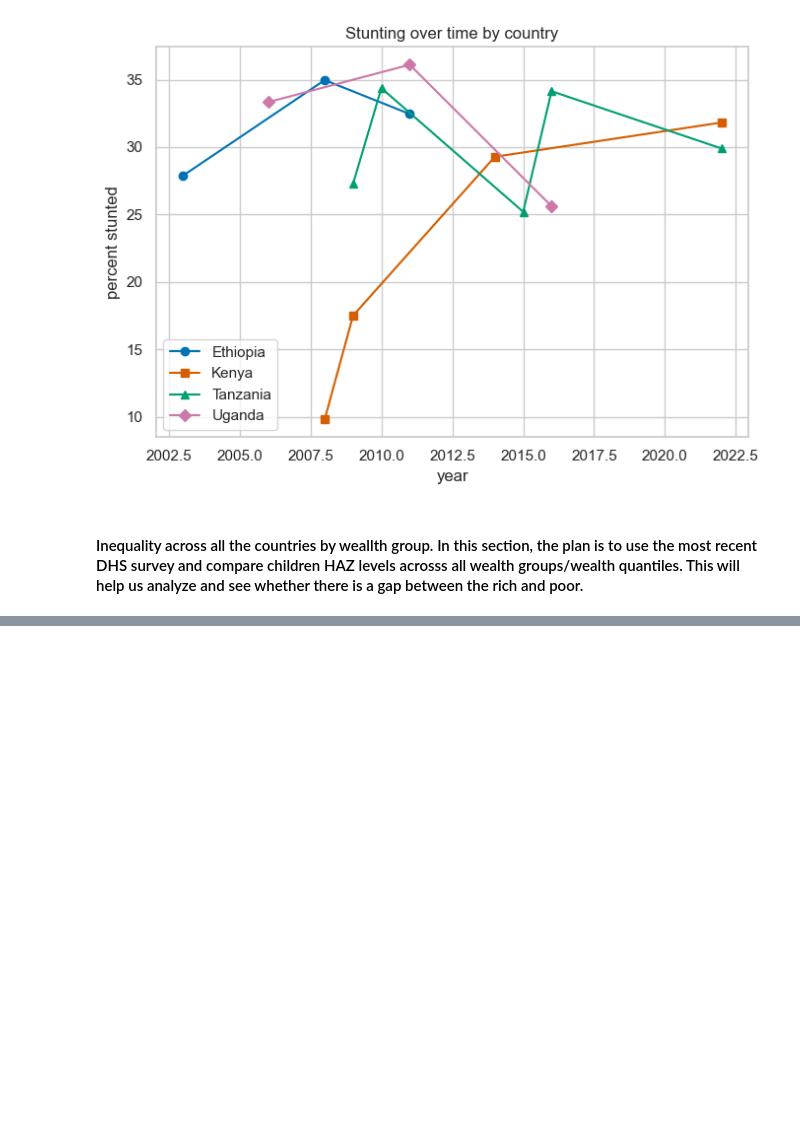
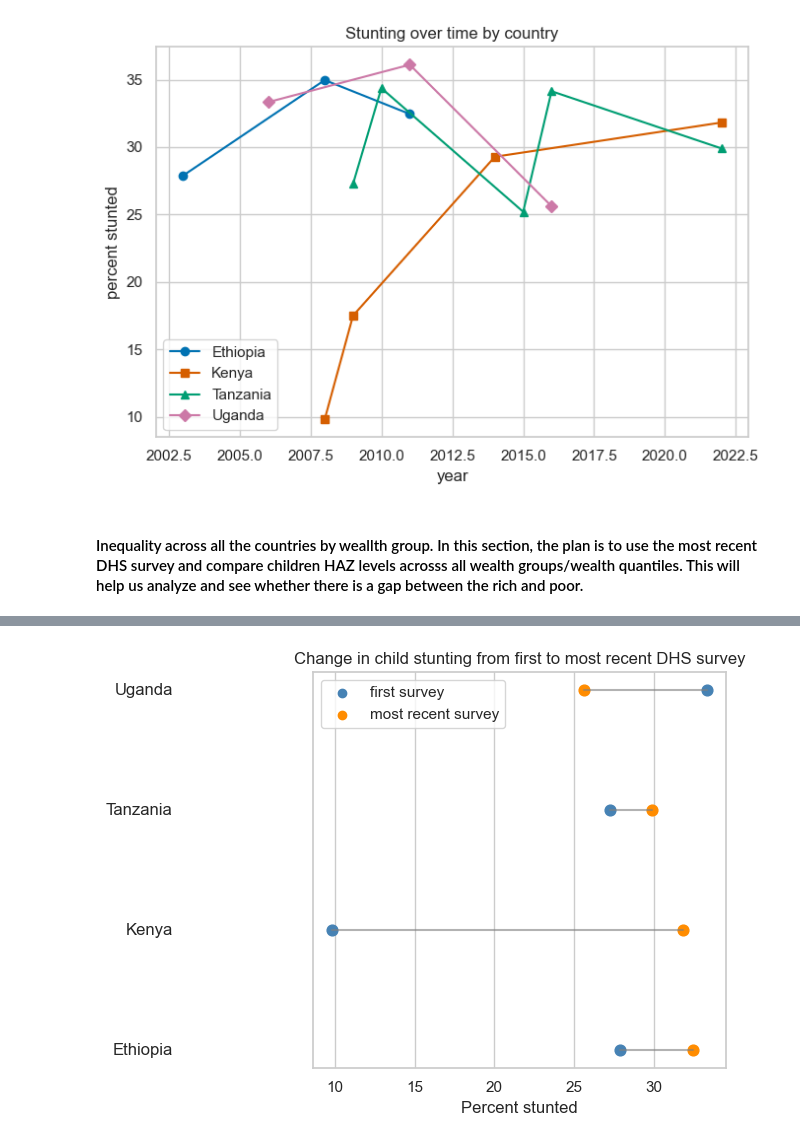
Before and after one commit to venusony/Climate-Malnutrition-EastAfrica, a Jupyter notebook: climate plus region data/Child malnutrition patterns and inequality in East Africa.ipynb, the cells around one changed output, grey strips where cells are left out. Cells and saved outputs as stored; diff of their text form; code cells hidden in the pictures; blank space fills up the shorter version.

```diff
--- a/climate plus region data/Child malnutrition patterns and inequality in East Africa.ipynb
+++ b/climate plus region data/Child malnutrition patterns and inequality in East Africa.ipynb
@@ -690,0 +744,38 @@ Index(['haz', 'survey_year', 'country', 'is_stunted'], dtype='object')
+# %%
+plt.figure(figsize=(7, 5))
+
+# Put countries on y axis for a clean “paired dots” look
+y_positions = range(len(change))
+
+for i, row in enumerate(change.itertuples()):
+    # two x-values: first survey stunting and last survey stunting
+    x_vals = [row.stunting_first, row.stunting_last]
+
+    # y position is constant for the pair
+    y = [i, i]
+
+    # line connecting before/after
+    plt.plot(x_vals, y, color="gray", alpha=0.6)
+
+    # dots for first and last
+    plt.scatter(x_vals[0], y[0], color="steelblue", s=60)
+    plt.scatter(x_vals[1], y[1], color="darkorange", s=60)
+
+    # label the country on the y-axis
+    plt.text(-0.2, i, row.country, va="center", ha="right")
+
+# y-axis as country names
+plt.yticks([])  # actual labels are drawn manually above
+
+plt.xlabel("Percent stunted")
+plt.title("Change in child stunting from first to most recent DHS survey")
+
+# little legend
+plt.scatter([], [], color="steelblue", label="first survey")
+plt.scatter([], [], color="darkorange", label="most recent survey")
+plt.legend()
+
+plt.tight_layout()
+plt.show()
+# %% [output]
+[figure, added]
```
Also changed, not shown: parts of 22 cells of this notebook.
